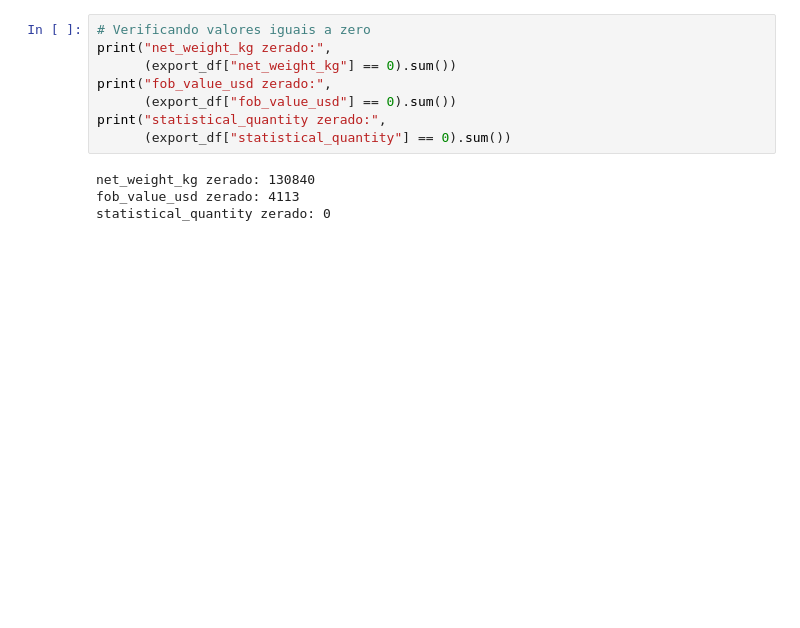
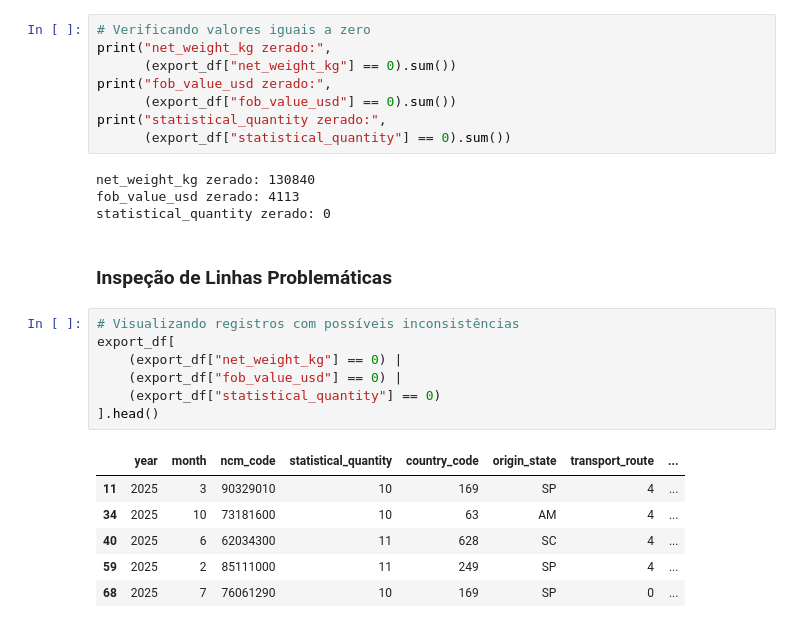
Before and after one commit to PamLissa/br-foreign-trade-analysis, a Jupyter notebook: milestone-2/notebooks/export_data_wrangling.ipynb, the cells around one changed output. Saved outputs shown, nothing was run; the diff lists cells and outputs as text; blank space fills up the shorter version.

```diff
--- a/milestone-2/notebooks/export_data_wrangling.ipynb
+++ b/milestone-2/notebooks/export_data_wrangling.ipynb
@@ -278,3 +278,19 @@ print("statistical_quantity zerado:",
 net_weight_kg zerado: 130840
 fob_value_usd zerado: 4113
 statistical_quantity zerado: 0
+# %% [markdown]
+### Inspeção de Linhas Problemáticas
+# %%
+# Visualizando registros com possíveis inconsistências
+export_df[
+    (export_df["net_weight_kg"] == 0) |
+    (export_df["fob_value_usd"] == 0) |
+    (export_df["statistical_quantity"] == 0)
+].head()
+# %% [output]
+|  | year | month | ncm_code | statistical_quantity | country_code | origin_state | transport_route | ... |
+| 11 | 2025 | 3 | 90329010 | 10 | 169 | SP | 4 | ... |
+| 34 | 2025 | 10 | 73181600 | 10 | 63 | AM | 4 | ... |
+| 40 | 2025 | 6 | 62034300 | 11 | 628 | SC | 4 | ... |
+| 59 | 2025 | 2 | 85111000 | 11 | 249 | SP | 4 | ... |
+| 68 | 2025 | 7 | 76061290 | 10 | 169 | SP | 0 | ... |
```
Also changed, not shown: parts of 2 cells of this notebook.
